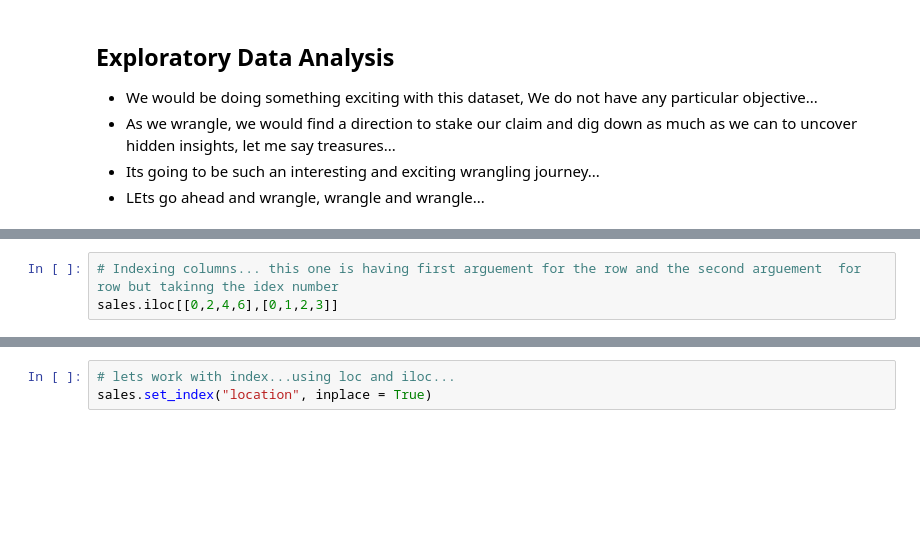
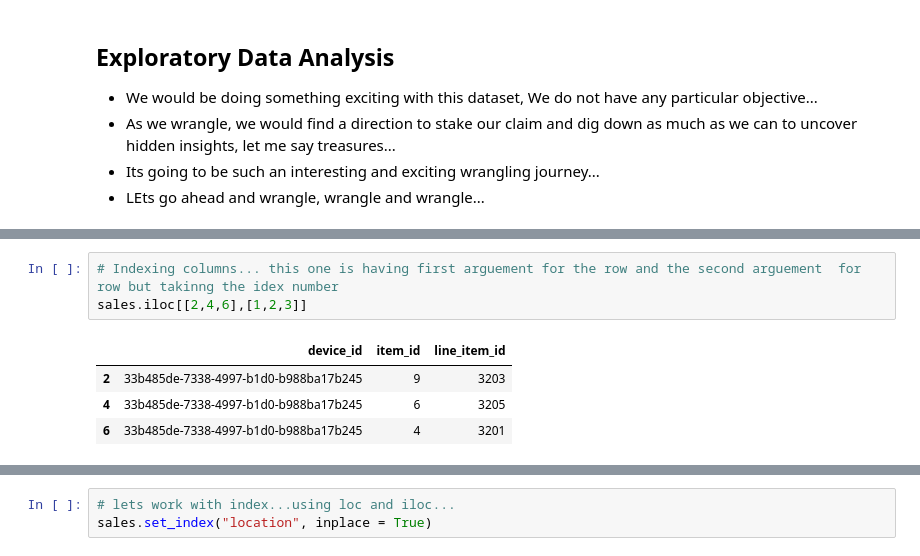
Before and after one commit to Olasquare043/Pandas_101, a Jupyter notebook: Pandas_101.ipynb, the cells around one changed output, grey strips where cells are left out. Cells and saved outputs as stored; diff of their text form; blank space fills up the shorter version.

```diff
--- a/Pandas_101.ipynb
+++ b/Pandas_101.ipynb
@@ -37,6 +94,11 @@ sales.loc[[0,2,4,6],['customer_id','device_id','item_id']]
 # %%
 # Indexing columns... this one is having first arguement for the row and the second arguement  for row but takinng the idex number
-sales.iloc[[0,2,4,6],[0,1,2,3]]
+sales.iloc[[2,4,6],[1,2,3]]
+# %% [output]
+|  | device_id | item_id | line_item_id |
+| 2 | 33b485de-7338-4997-b1d0-b988ba17b245 | 9 | 3203 |
+| 4 | 33b485de-7338-4997-b1d0-b988ba17b245 | 6 | 3205 |
+| 6 | 33b485de-7338-4997-b1d0-b988ba17b245 | 4 | 3201 |
 # %%
 # Slicing using iloc and loc
 
```
Also changed, not shown: parts of 143 cells of this notebook, 2 other files.
